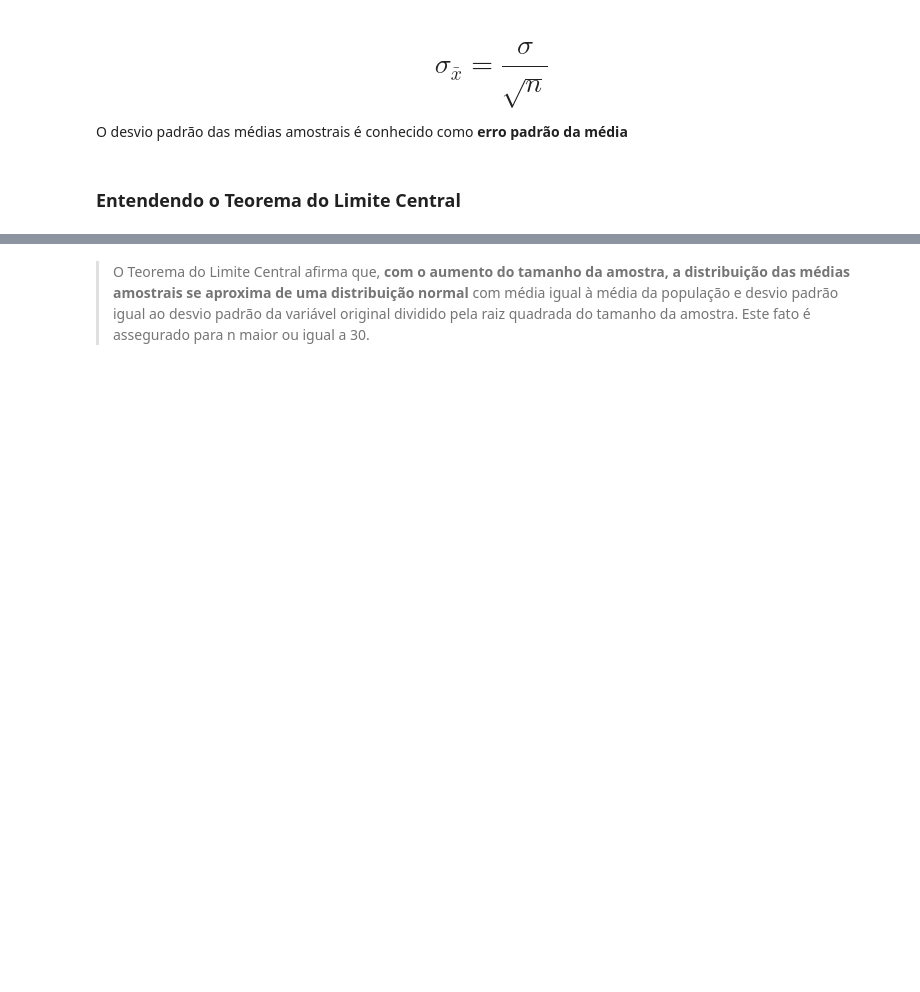
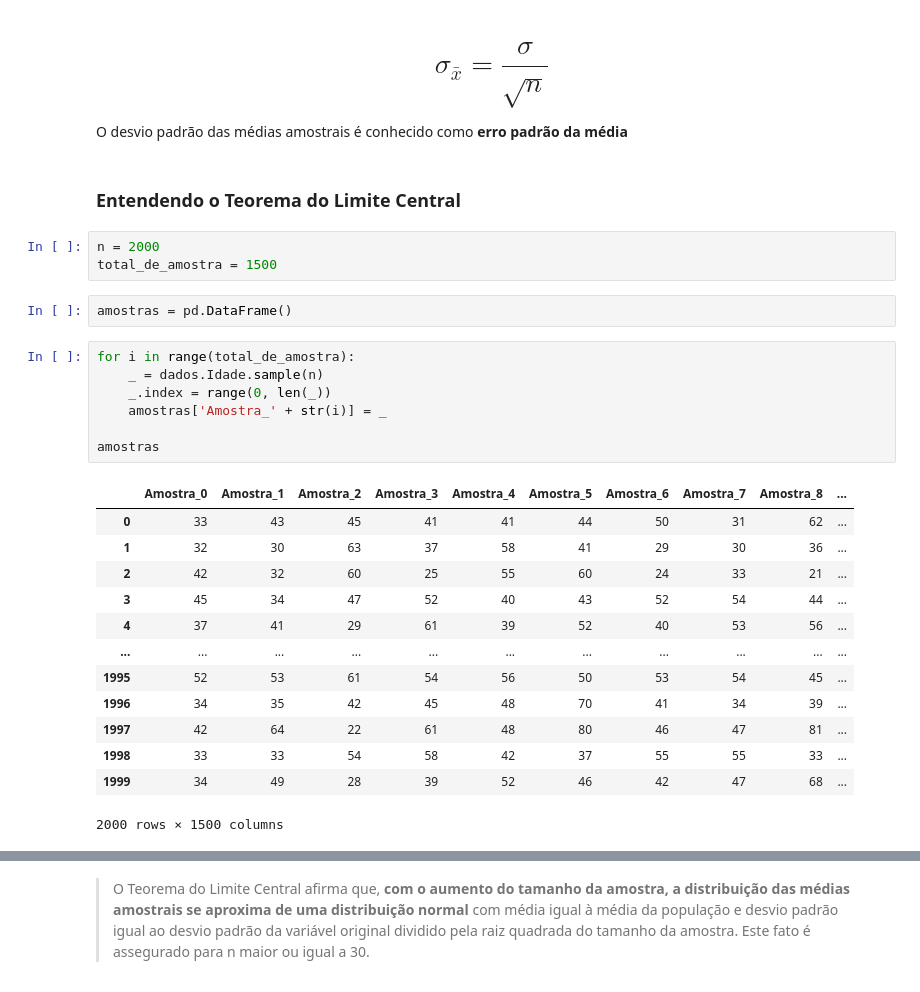
Before and after one commit to fcardosoo/Alura-007-Statistics-with-python-probability-and-sampling, a Jupyter notebook: Curso_de_Estatística_Parte_2.ipynb, the cells around one changed output, grey strips where cells are left out. Saved outputs shown, nothing was run; the diff lists cells and outputs as text; blank space fills up the shorter version.

```diff
--- a/Curso_de_Estatística_Parte_2.ipynb
+++ b/Curso_de_Estatística_Parte_2.ipynb
@@ -878,3 +994,29 @@ Suponha que os pesos dos sacos de arroz de uma indústria alimentícia se distri
 O desvio padrão das médias amostrais é conhecido como **erro padrão da média**
 # %% [markdown]
 ### Entendendo o Teorema do Limite Central
+# %%
+n = 2000
+total_de_amostra = 1500
+# %%
+amostras = pd.DataFrame()
+# %%
+for i in range(total_de_amostra):
+    _ = dados.Idade.sample(n)
+    _.index = range(0, len(_))
+    amostras['Amostra_' + str(i)] = _
+
+amostras
+# %% [output]
+|  | Amostra_0 | Amostra_1 | Amostra_2 | Amostra_3 | Amostra_4 | Amostra_5 | Amostra_6 | Amostra_7 | Amostra_8 | ... |
+| 0 | 33 | 43 | 45 | 41 | 41 | 44 | 50 | 31 | 62 | ... |
+| 1 | 32 | 30 | 63 | 37 | 58 | 41 | 29 | 30 | 36 | ... |
+| 2 | 42 | 32 | 60 | 25 | 55 | 60 | 24 | 33 | 21 | ... |
+| 3 | 45 | 34 | 47 | 52 | 40 | 43 | 52 | 54 | 44 | ... |
+| 4 | 37 | 41 | 29 | 61 | 39 | 52 | 40 | 53 | 56 | ... |
+| ... | ... | ... | ... | ... | ... | ... | ... | ... | ... | ... |
+| 1995 | 52 | 53 | 61 | 54 | 56 | 50 | 53 | 54 | 45 | ... |
+| 1996 | 34 | 35 | 42 | 45 | 48 | 70 | 41 | 34 | 39 | ... |
+| 1997 | 42 | 64 | 22 | 61 | 48 | 80 | 46 | 47 | 81 | ... |
+| 1998 | 33 | 33 | 54 | 58 | 42 | 37 | 55 | 55 | 33 | ... |
+| 1999 | 34 | 49 | 28 | 39 | 52 | 46 | 42 | 47 | 68 | ... |
+2000 rows × 1500 columns
```
Also changed, not shown: parts of 51 cells of this notebook.
